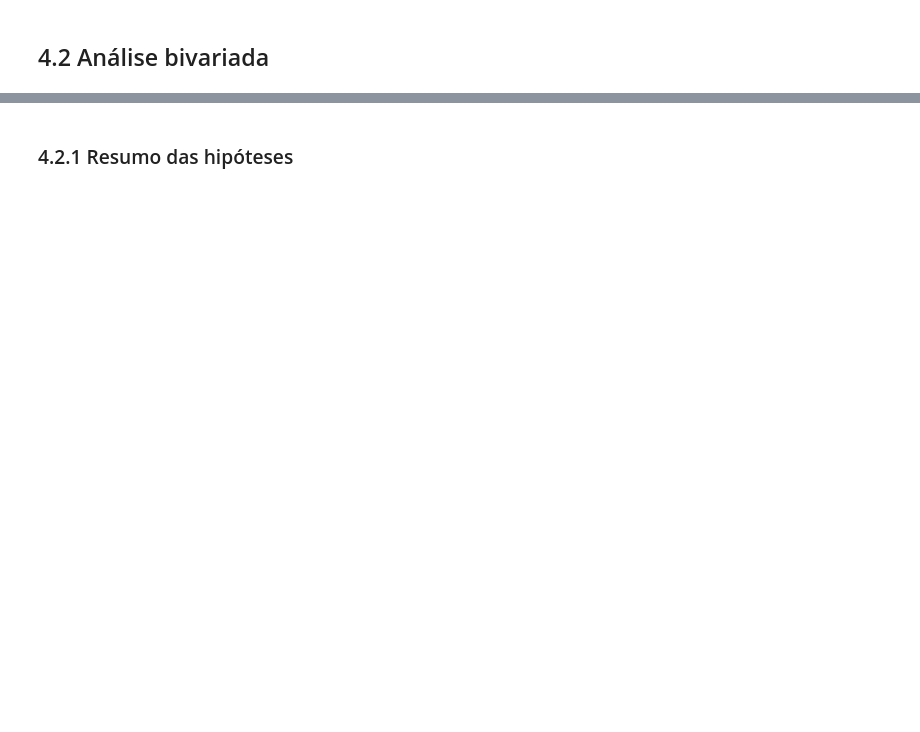
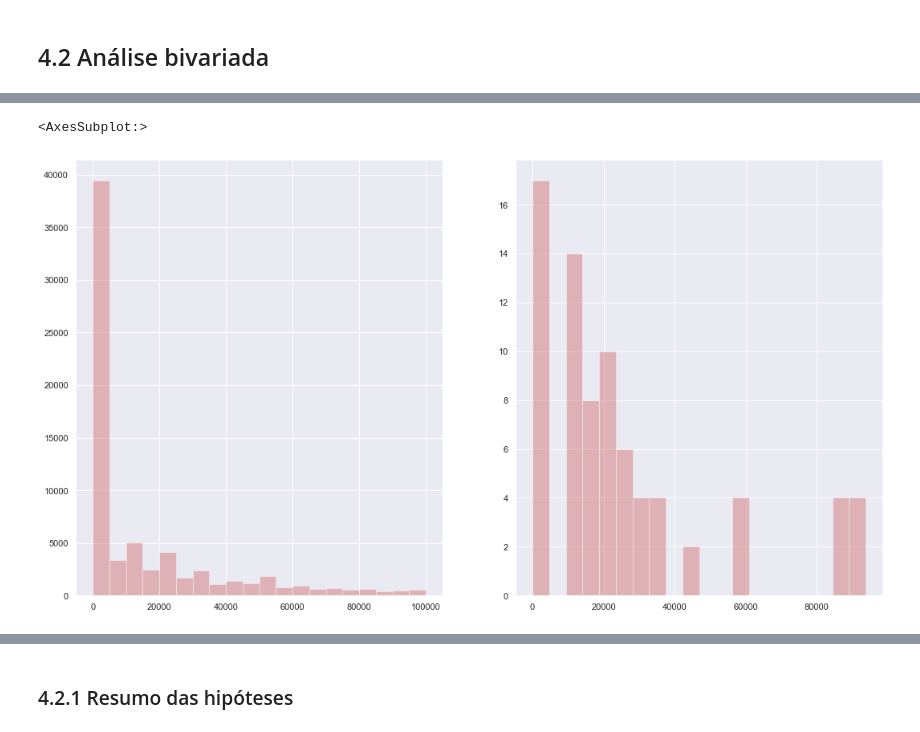
Before and after one commit to brasil95/fraud-detection-alura, a Jupyter notebook: notebooks/01_vcb_fraud_detection_pipeline.ipynb, the cells around one changed output, grey strips where cells are left out. Saved outputs shown, nothing was run; the diff lists cells and outputs as text; code cells hidden in the pictures; blank space fills up the shorter version.

```diff
--- a/notebooks/01_vcb_fraud_detection_pipeline.ipynb
+++ b/notebooks/01_vcb_fraud_detection_pipeline.ipynb
@@ -283,0 +320,11 @@ cat_attributes = df4.select_dtypes(exclude=['int64', 'float64', 'datetime64[ns]'
+# %%
+plt.subplot(1, 2, 1)
+a1 = aux['oldbalance_org'][aux['is_fraud']==0]
+sns.distplot( x=a1, kde=False, color='indianred', bins=20)
+
+plt.subplot(1, 2, 2)
+a2 = aux['oldbalance_org'][aux['is_fraud']==1]
+sns.distplot( x=a2, kde=False, color='indianred', bins=20)
+# %% [output]
+<AxesSubplot:>
+[figure, added]
```
Also changed, not shown: parts of 36 cells of this notebook.
